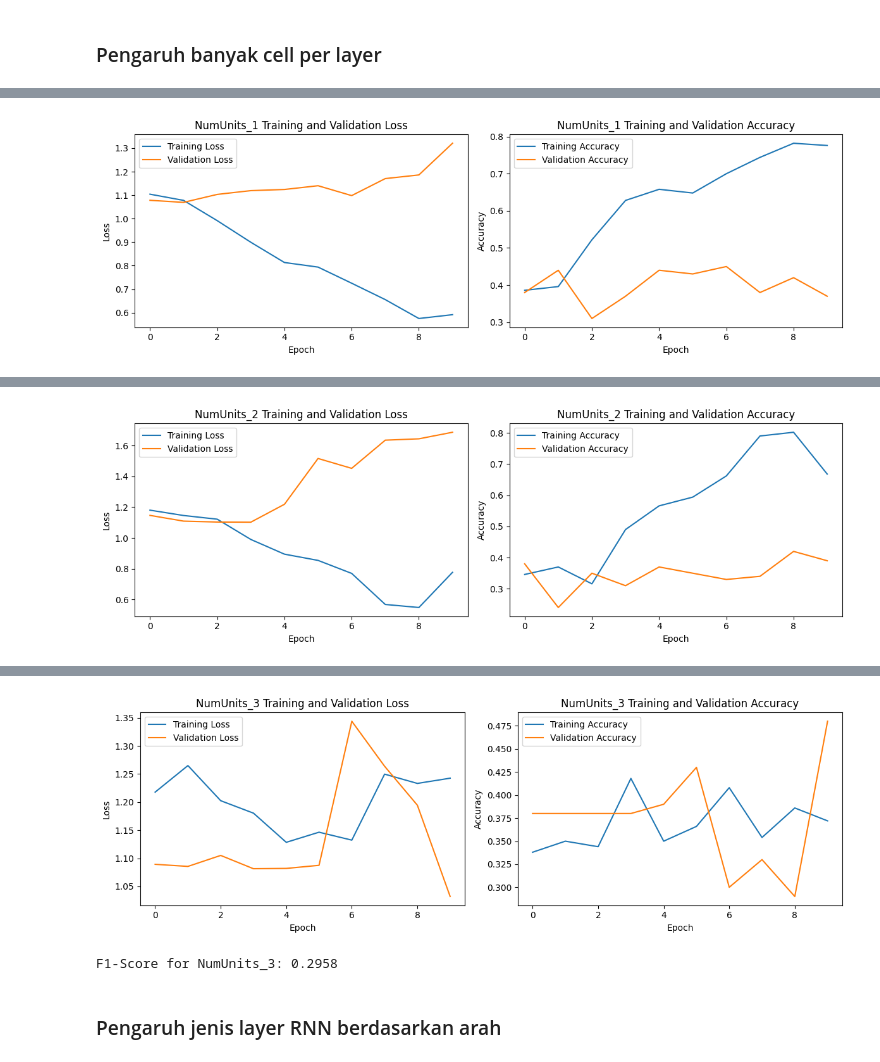
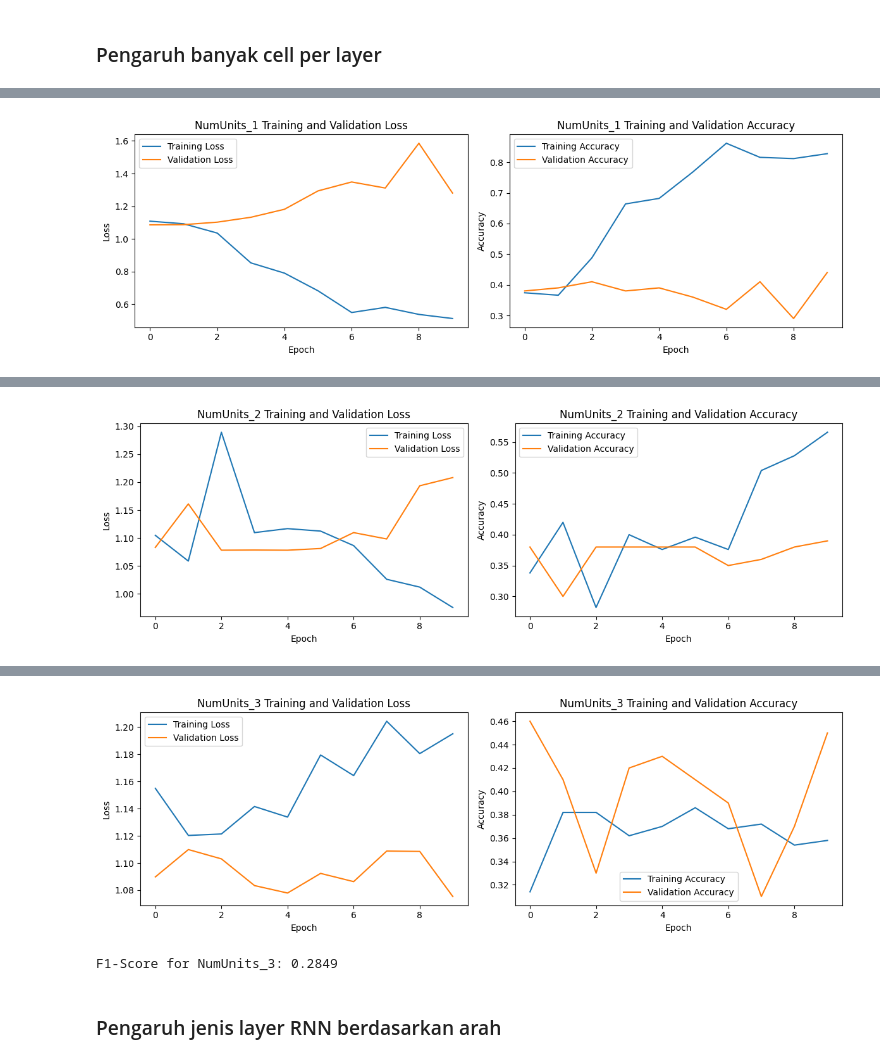
Before and after one commit to rizqikapratamaa/Tubes2-IF3270-ML31, a Jupyter notebook: src/rnn/rnn.ipynb, the cells around one changed output, grey strips where cells are left out. Cells and saved outputs as stored; diff of their text form; code cells hidden in the pictures.

```diff
--- a/src/rnn/rnn.ipynb
+++ b/src/rnn/rnn.ipynb
@@ -148,10 +148,8 @@ F1-Score for NumRNNLayers_3: 0.3379
 # %%
 rnn_cell_variations = [
     [{'units': 32, 'bidirectional': False, 'return_sequences': False}],
-    [{'units': 64, 'bidirectional': False, 'return_sequences': True},
-     {'units': 32, 'bidirectional': False, 'return_sequences': False}],
-    [{'units': 128, 'bidirectional': False, 'return_sequences': True},
-     {'units': 64, 'bidirectional': False, 'return_sequences': False}],
+    [{'units': 64, 'bidirectional': False, 'return_sequences': False}],
+    [{'units': 128, 'bidirectional': False, 'return_sequences': False}],
 ]
 
 print("\n=== Analisis Jumlah Cell RNN per Layer ===")
@@ -192 +190 @@ New best model saved: NumUnits_1 with F1-Score 0.3727
-[figure, old version]
+[figure, new version]
@@ -210 +208 @@ Completed training for NumUnits_2. Macro F1-Score: 0.3473
-[figure, old version]
+[figure, new version]
@@ -228,5 +226,5 @@ Completed training for NumUnits_3. Macro F1-Score: 0.2958
-[figure, old version]
+[figure, new version]
-F1-Score for NumUnits_3: 0.2958
+F1-Score for NumUnits_3: 0.2849
 # %% [markdown]
 ### Pengaruh jenis layer RNN berdasarkan arah
 # %%
```
Also changed, not shown: parts of 1 cell of this notebook.
